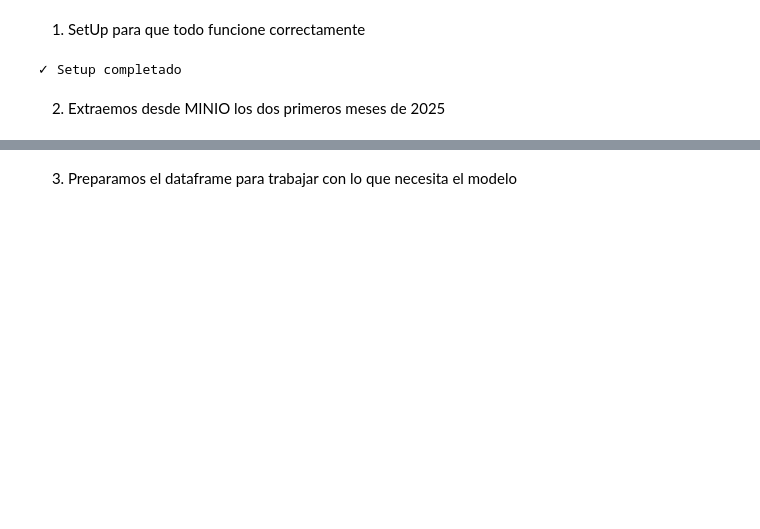
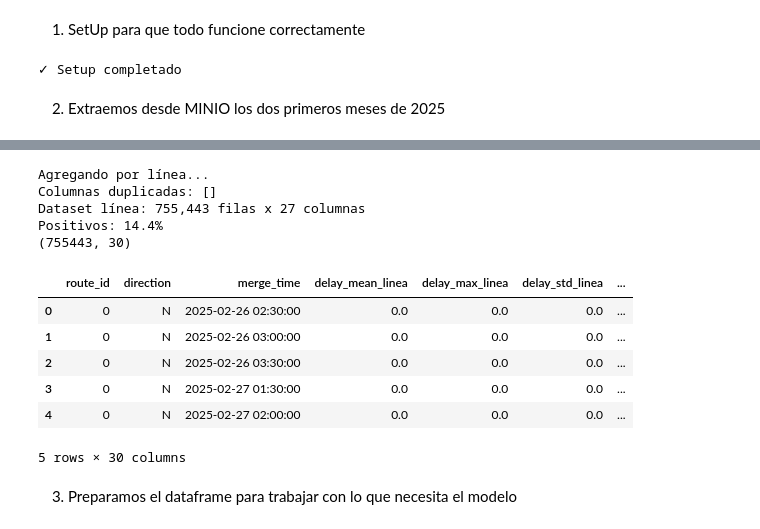
Before and after one commit to UCM-GIDIA-PD1/c2526-R5, a Jupyter notebook: src/models/modelos_alertas/tecnica_logistica.ipynb, the cells around one changed output, grey strips where cells are left out. Drawn from its saved outputs; the diff is of its cells as text; code cells hidden in the pictures; blank space fills up the shorter version.

```diff
--- a/src/models/modelos_alertas/tecnica_logistica.ipynb
+++ b/src/models/modelos_alertas/tecnica_logistica.ipynb
@@ -68,3 +252,22 @@ df
+# %%
+df_linea = agregar_por_linea(df)
+df_linea = agregar_features_rolling_retraso(df_linea)
+
+print(df_linea.shape)
+df_linea.head()
+# %% [output]
+Agregando por línea...
+Columnas duplicadas: []
+Dataset línea: 755,443 filas x 27 columnas
+Positivos: 14.4%
+(755443, 30)
+|  | route_id | direction | merge_time | delay_mean_linea | delay_max_linea | delay_std_linea | ... |
+| 0 | 0 | N | 2025-02-26 02:30:00 | 0.0 | 0.0 | 0.0 | ... |
+| 1 | 0 | N | 2025-02-26 03:00:00 | 0.0 | 0.0 | 0.0 | ... |
+| 2 | 0 | N | 2025-02-26 03:30:00 | 0.0 | 0.0 | 0.0 | ... |
+| 3 | 0 | N | 2025-02-27 01:30:00 | 0.0 | 0.0 | 0.0 | ... |
+| 4 | 0 | N | 2025-02-27 02:00:00 | 0.0 | 0.0 | 0.0 | ... |
+5 rows × 30 columns
 # %% [markdown]
 3) Preparamos el dataframe para trabajar con lo que necesita el modelo
 # %%
```
Also changed, not shown: parts of 18 cells of this notebook.
